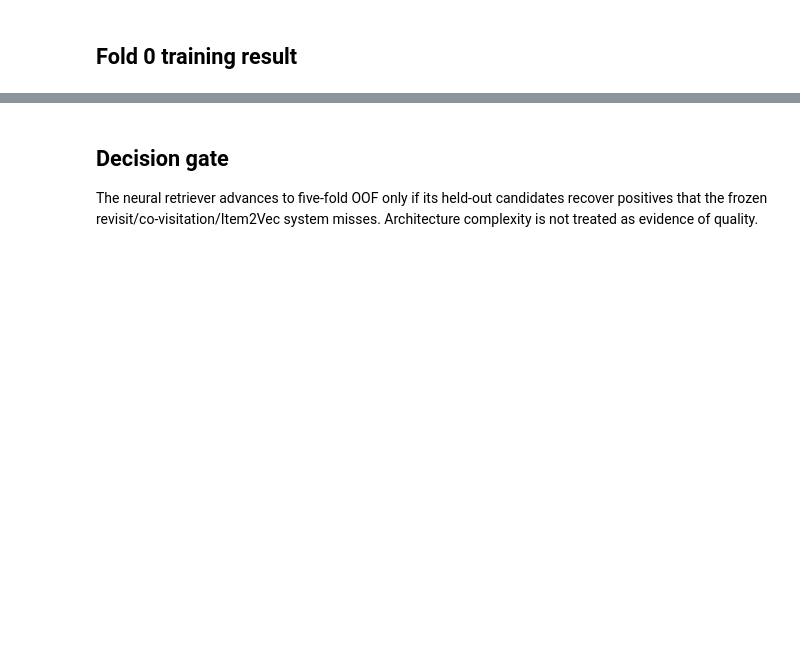
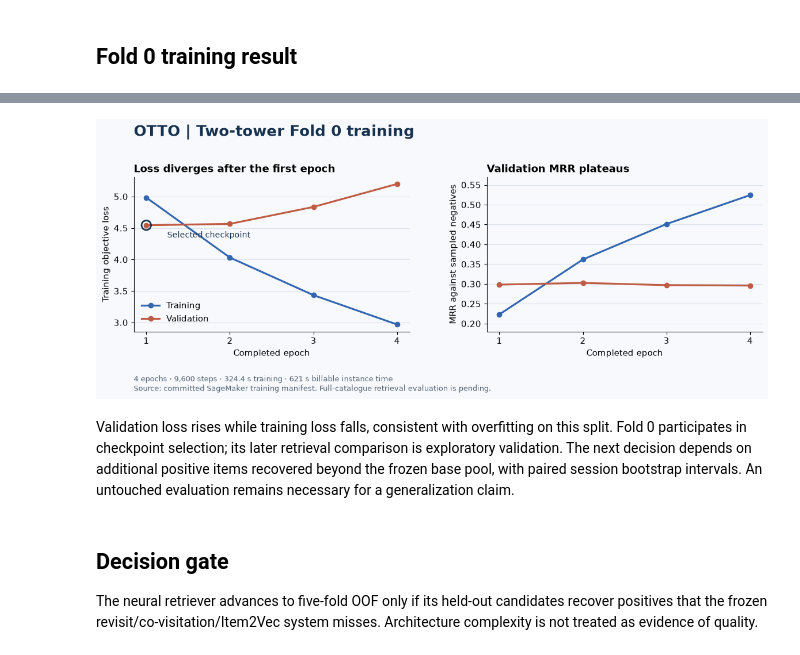
Before and after one commit to alvaromendizabal/otto-recommender-system, a Jupyter notebook: notebooks/05_two_tower_results.ipynb, the cells around one changed output, grey strips where cells are left out. Saved outputs shown, nothing was run; the diff lists cells and outputs as text; code cells hidden in the pictures; blank space fills up the shorter version.

Commit message:
Add resumable Fold 0 retrieval evaluation and training evidence

```diff
--- a/notebooks/05_two_tower_results.ipynb
+++ b/notebooks/05_two_tower_results.ipynb
@@ -84,3 +95,49 @@ Fold 0 full training has not been published yet. Run the managed fold workflow,
+# %%
+import matplotlib.pyplot as plt
+import numpy as np
+
+history = fold['history']
+epochs = np.array([row['epoch'] + 1 for row in history])
+train_loss = np.array([row['train']['loss'] for row in history])
+valid_loss = np.array([row['valid']['loss'] for row in history])
+best = int(np.argmin(valid_loss))
+plt.rcParams.update({'font.family': 'DejaVu Sans', 'font.size': 11,
+                     'axes.spines.top': False, 'axes.spines.right': False})
+fig, axes = plt.subplots(1, 2, figsize=(12, 4.8), facecolor='#f7f9fc')
+for ax in axes:
+    ax.set_facecolor('#f7f9fc')
+    ax.set_xticks(epochs)
+    ax.set_xlabel('Completed epoch')
+    ax.grid(axis='y', color='#dce3ec', linewidth=0.8)
+    ax.set_axisbelow(True)
+axes[0].plot(epochs, train_loss, 'o-', color='#3366b0', lw=2.3, label='Training')
+axes[0].plot(epochs, valid_loss, 'o-', color='#c05b43', lw=2.3, label='Validation')
+axes[0].scatter(epochs[best], valid_loss[best], s=140, facecolors='none',
+                edgecolors='#17324f', linewidths=2, zorder=5)
+axes[0].annotate('Selected checkpoint', xy=(epochs[best], valid_loss[best]),
+                 xytext=(1.25, 4.35), color='#17324f', fontsize=10)
+axes[0].set_title('Loss diverges after the first epoch', loc='left', fontweight='bold')
+axes[0].set_ylabel('Training objective loss')
+axes[0].legend(frameon=False)
+axes[1].plot(epochs, [row['train']['mrr'] for row in history], 'o-', color='#3366b0', lw=2.3)
+axes[1].plot(epochs, [row['valid']['mrr'] for row in history], 'o-', color='#c05b43', lw=2.3)
+axes[1].set_title('Validation MRR plateaus', loc='left', fontweight='bold')
+axes[1].set_ylabel('MRR against sampled negatives')
+axes[1].set_ylim(0.18, 0.57)
+fig.suptitle('OTTO | Two-tower Fold 0 training', x=0.07, ha='left',
+             fontsize=19, fontweight='bold', color='#17324f')
+fig.text(0.07, 0.015, '4 epochs · 9,600 steps · 324.4 s training · 621 s billable instance time\n'
+         'Source: committed SageMaker training manifest. Full-catalogue retrieval evaluation is pending.',
+         fontsize=9, color='#536174')
+fig.subplots_adjust(left=0.07, right=0.98, top=0.79, bottom=0.23, wspace=0.28)
+figure_path = ROOT / 'reports/figures/two_tower_learning_curves.png'
+figure_path.parent.mkdir(parents=True, exist_ok=True)
+fig.savefig(figure_path, dpi=180, facecolor=fig.get_facecolor())
+plt.show()
+# %% [output]
+[figure, added]
+# %% [markdown]
+Validation loss rises while training loss falls, consistent with overfitting on this split. Fold 0 participates in checkpoint selection; its later retrieval comparison is exploratory validation. The next decision depends on additional positive items recovered beyond the frozen base pool, with paired session bootstrap intervals. An untouched evaluation remains necessary for a generalization claim.
 # %% [markdown]
 ## Decision gate
 
```
Also changed, not shown: parts of 5 cells of this notebook, 28 other files.
